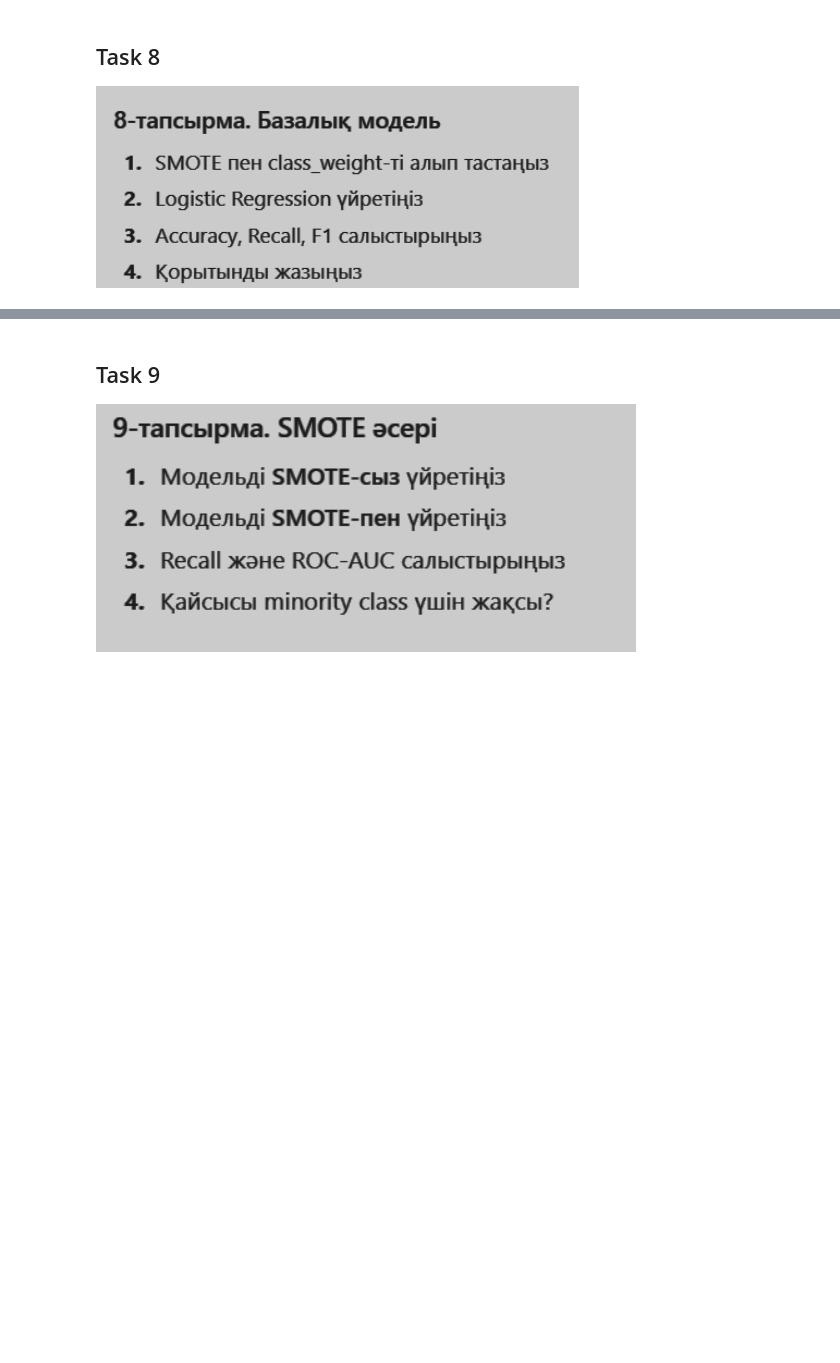
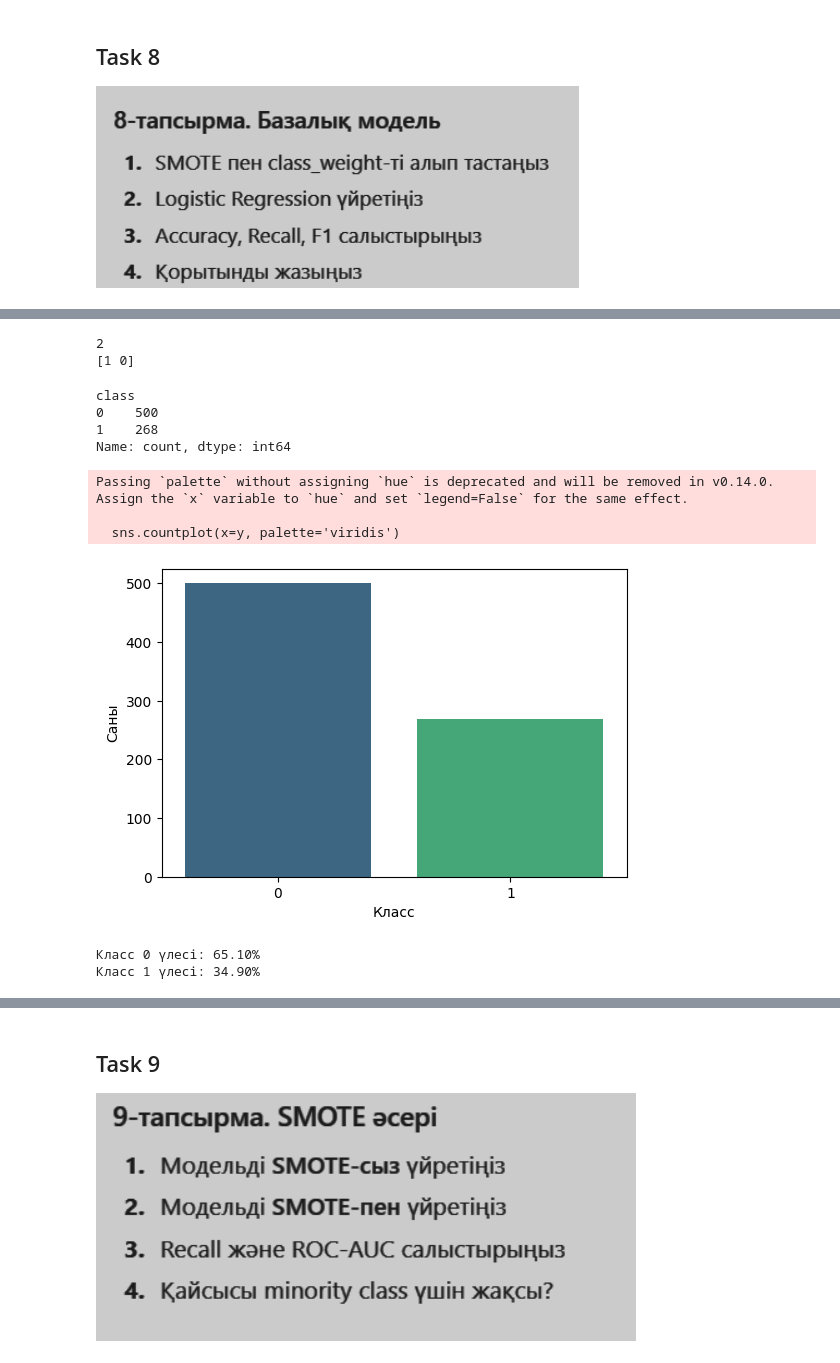
Before and after one commit to ZED-or-ZERO/Notes-on-ML-Courses., a Jupyter notebook: ML Course from ItechResearch/Lecture Tasks/Lecture_12.ipynb, the cells around one changed output, grey strips where cells are left out. Saved outputs shown, nothing was run; the diff lists cells and outputs as text; code cells hidden in the pictures; blank space fills up the shorter version.

```diff
--- a/ML Course from ItechResearch/Lecture Tasks/Lecture_12.ipynb
+++ b/ML Course from ItechResearch/Lecture Tasks/Lecture_12.ipynb
@@ -45,3 +84,14 @@
 # %% [markdown]
 ## Task 8
 ![image.png](attachment:image.png)
+# %%
+import pandas as pd
+import numpy as np
+from sklearn.model_selection import train_test_split
+from sklearn.linear_model import LogisticRegression
+from sklearn.metrics import confusion_matrix, roc_auc_score, accuracy_score, recall_score, f1_score, classification_report
+from sklearn.datasets import fetch_openml
+
+diabetes = fetch_openml(name='diabetes', version=1, as_frame=True, parser='auto')
+X = diabetes.data
+y = (diabetes.target == 'tested_positive').astype(int)
@@ -47,0 +138,35 @@
+# %%
+print(y.nunique())
+print(y.unique())
+# %% [output]
+2
+[1 0]
+# %%
+import seaborn as sns
+import matplotlib.pyplot as plt
+
+# Кластардың санын есептеу
+class_counts = y.value_counts()
+print(class_counts)
+
+# Визуализация
+plt.figure(figsize=(6, 4))
+sns.countplot(x=y, palette='viridis')
+plt.xlabel('Класс')
+plt.ylabel('Саны')
+plt.show()
+
+# Пайыздық үлес
+print(f"Класс 0 үлесі: {class_counts[0]/len(y):.2%}")
+print(f"Класс 1 үлесі: {class_counts[1]/len(y):.2%}")
+# %% [output]
+class
+0    500
+1    268
+Name: count, dtype: int64
+Passing `palette` without assigning `hue` is deprecated and will be removed in v0.14.0. Assign the `x` variable to `hue` and set `legend=False` for the same effect.
+
+  sns.countplot(x=y, palette='viridis')
+[figure, added]
+Класс 0 үлесі: 65.10%
+Класс 1 үлесі: 34.90%
```
Also changed, not shown: parts of 18 cells of this notebook, 1 other file.
